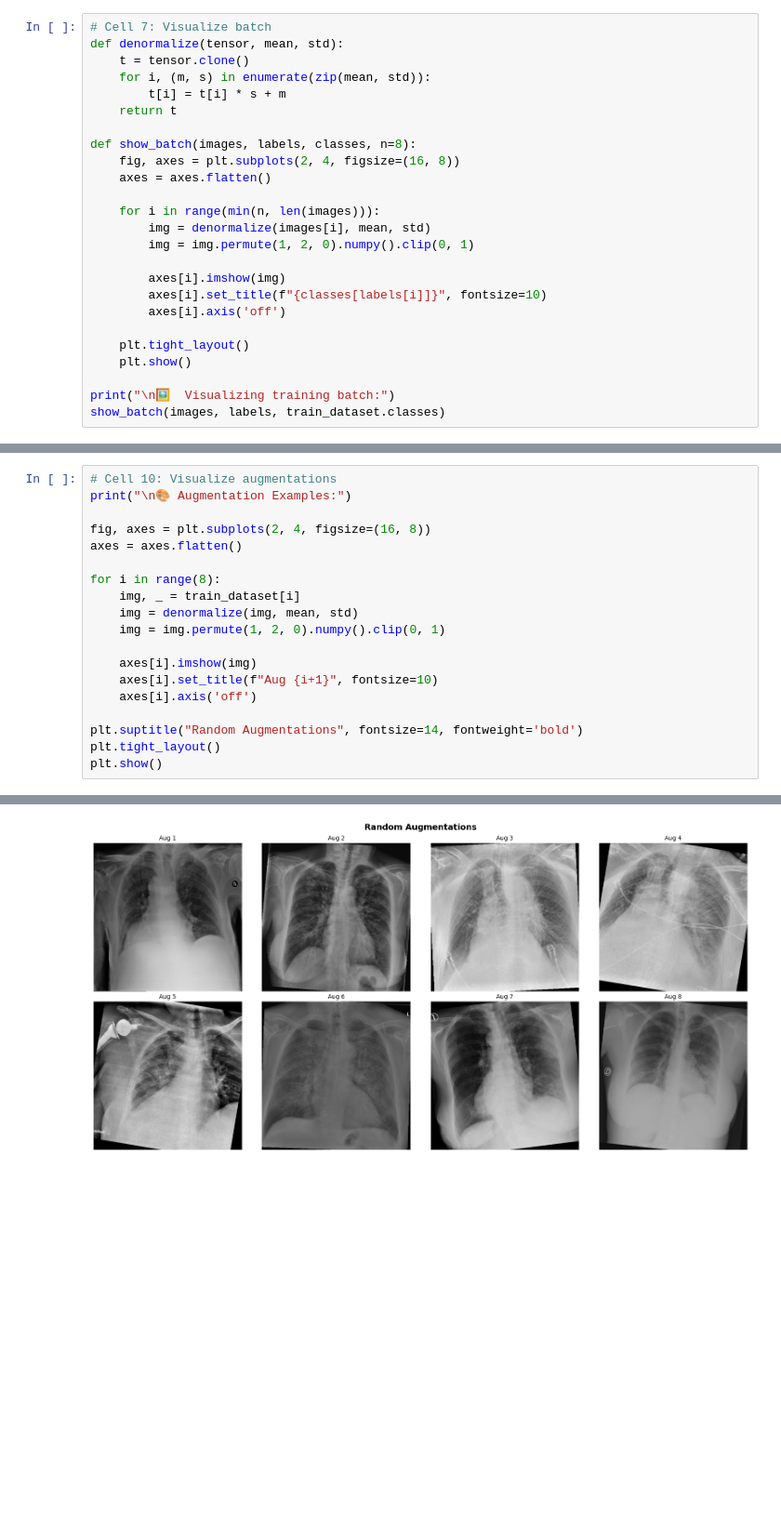
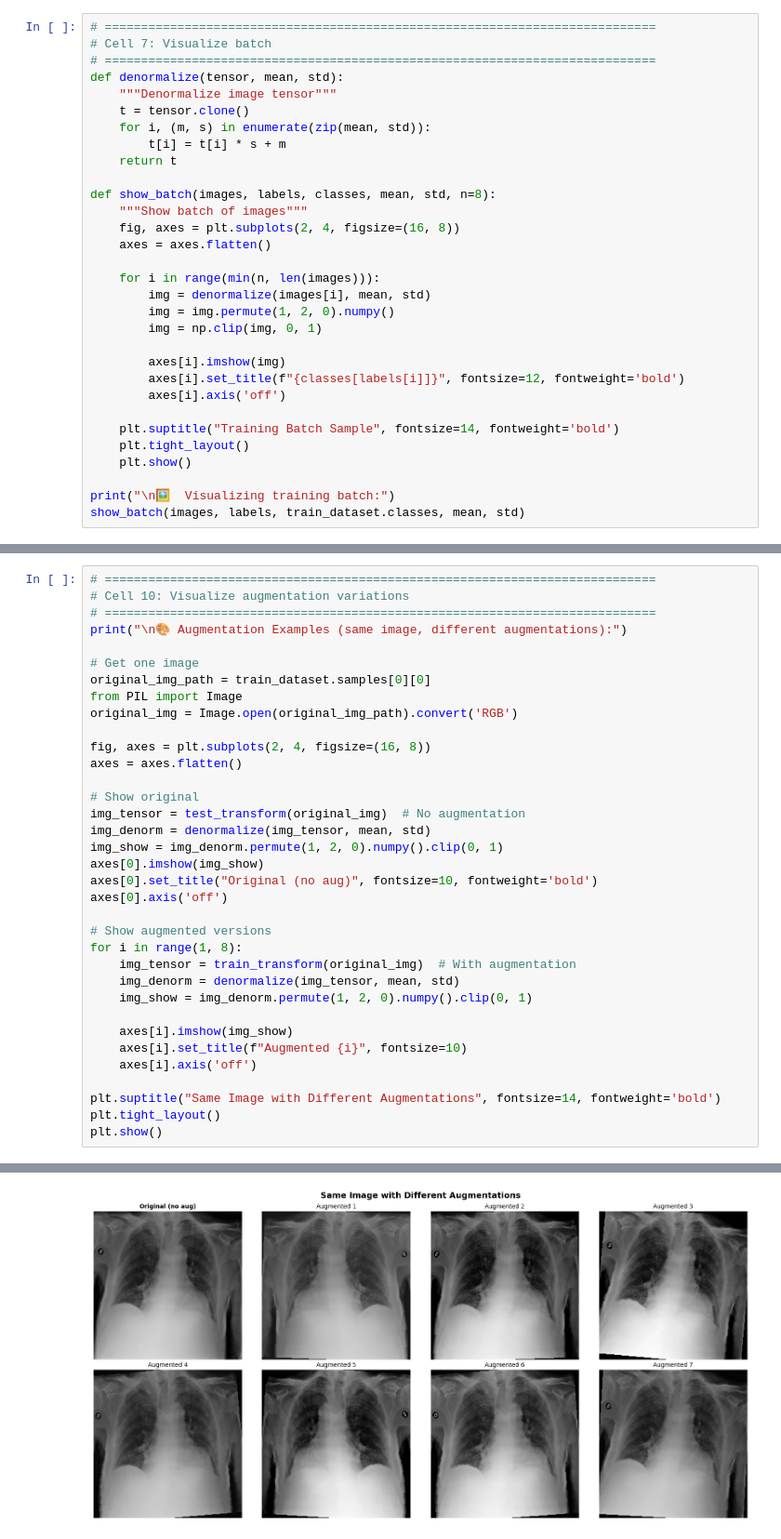
Before and after one commit to HuuKhanh19/project-intro-ml, a Jupyter notebook: notebooks/03_test_dataloader.ipynb, the cells around one changed output, grey strips where cells are left out. Shown at 93% size. Drawn from its saved outputs; the diff is of its cells as text; blank space fills up the shorter version.

```diff
--- a/notebooks/03_test_dataloader.ipynb
+++ b/notebooks/03_test_dataloader.ipynb
@@ -128,27 +262,33 @@ Stats (normalized):
 # %%
+# ============================================================================
 # Cell 7: Visualize batch
+# ============================================================================
 def denormalize(tensor, mean, std):
+    """Denormalize image tensor"""
     t = tensor.clone()
     for i, (m, s) in enumerate(zip(mean, std)):
         t[i] = t[i] * s + m
     return t
 
-def show_batch(images, labels, classes, n=8):
+def show_batch(images, labels, classes, mean, std, n=8):
+    """Show batch of images"""
     fig, axes = plt.subplots(2, 4, figsize=(16, 8))
     axes = axes.flatten()
 
     for i in range(min(n, len(images))):
         img = denormalize(images[i], mean, std)
-        img = img.permute(1, 2, 0).numpy().clip(0, 1)
+        img = img.permute(1, 2, 0).numpy()
+        img = np.clip(img, 0, 1)
 
         axes[i].imshow(img)
-        axes[i].set_title(f"{classes[labels[i]]}", fontsize=10)
+        axes[i].set_title(f"{classes[labels[i]]}", fontsize=12, fontweight='bold')
         axes[i].axis('off')
 
+    plt.suptitle("Training Batch Sample", fontsize=14, fontweight='bold')
     plt.tight_layout()
     plt.show()
 
 print("\n🖼️  Visualizing training batch:")
-show_batch(images, labels, train_dataset.classes)
+show_batch(images, labels, train_dataset.classes, mean, std)
 # %% [output]
 🖼️  Visualizing training batch:
@@ -218,20 +379,36 @@ Throughput: 9.4 img/s
 # %%
-# Cell 10: Visualize augmentations
-print("\n🎨 Augmentation Examples:")
+# ============================================================================
+# Cell 10: Visualize augmentation variations
+# ============================================================================
+print("\n🎨 Augmentation Examples (same image, different augmentations):")
+
+# Get one image
+original_img_path = train_dataset.samples[0][0]
+from PIL import Image
+original_img = Image.open(original_img_path).convert('RGB')
 
 fig, axes = plt.subplots(2, 4, figsize=(16, 8))
 axes = axes.flatten()
 
-for i in range(8):
-    img, _ = train_dataset[i]
-    img = denormalize(img, mean, std)
-    img = img.permute(1, 2, 0).numpy().clip(0, 1)
+# Show original
+img_tensor = test_transform(original_img)  # No augmentation
+img_denorm = denormalize(img_tensor, mean, std)
+img_show = img_denorm.permute(1, 2, 0).numpy().clip(0, 1)
+axes[0].imshow(img_show)
+axes[0].set_title("Original (no aug)", fontsize=10, fontweight='bold')
+axes[0].axis('off')
 
-    axes[i].imshow(img)
-    axes[i].set_title(f"Aug {i+1}", fontsize=10)
+# Show augmented versions
+for i in range(1, 8):
+    img_tensor = train_transform(original_img)  # With augmentation
+    img_denorm = denormalize(img_tensor, mean, std)
+    img_show = img_denorm.permute(1, 2, 0).numpy().clip(0, 1)
+
+    axes[i].imshow(img_show)
+    axes[i].set_title(f"Augmented {i}", fontsize=10)
     axes[i].axis('off')
 
-plt.suptitle("Random Augmentations", fontsize=14, fontweight='bold')
+plt.suptitle("Same Image with Different Augmentations", fontsize=14, fontweight='bold')
 plt.tight_layout()
 plt.show()
 # %% [output]
@@ -239,2 +416,2 @@ plt.show()
-[figure, old version]
+[figure, new version]
 # %%
```
Also changed, not shown: parts of 11 cells of this notebook, 5 other files.
